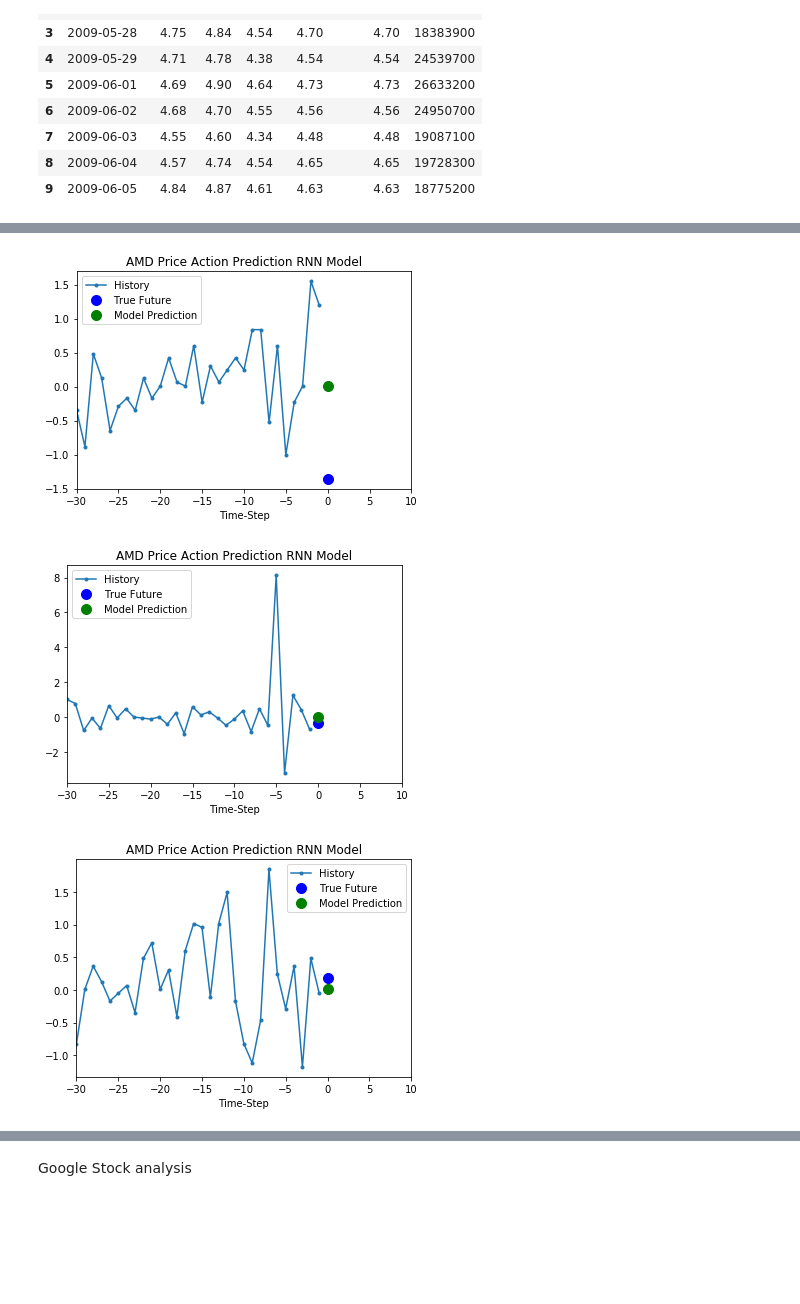
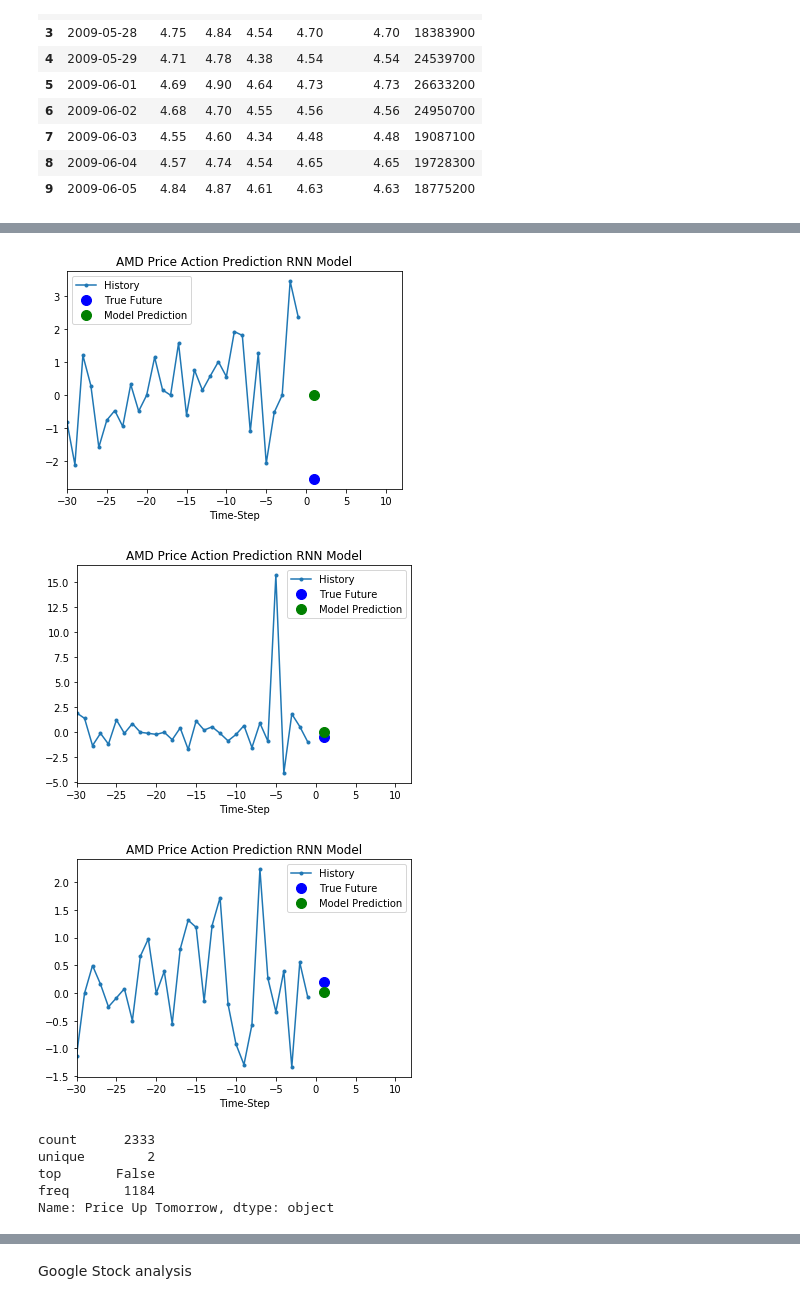
Before and after one commit to ohashioji/EfficientMarketTestML, a Jupyter notebook: efficient_markets.ipynb, the cells around one changed output, grey strips where cells are left out. Cells and saved outputs as stored; diff of their text form; code cells hidden in the pictures; blank space fills up the shorter version.

```diff
--- a/efficient_markets.ipynb
+++ b/efficient_markets.ipynb
@@ -402,8 +407,3 @@ amd['amd_1_day_autocorr'] = amd_auto_corr.autocorr(lag=1)
 amd['amd_10_day_autocorr'] = amd_auto_corr.autocorr(lag=10)
 amd['amd_30_day_autocorr'] = amd_auto_corr.autocorr(lag=30)
 amd['amd_90_day_autocorr'] = amd_auto_corr.autocorr(lag=90)
-# %%
-amd['1_day_close'] = amd['Close'].shift(-1)
-amd['10_day_close'] = amd['Close'].shift(-10)
-amd['30_day_close'] = amd['Close'].shift(-30)
-amd['90_day_close'] = amd['Close'].shift(-90)
@@ -446,7 +448,7 @@ TRAIN_SPLIT = 1683
 # %%
 tf.random.set_seed(13)
 # %%
-uni_data = amd['Change in price']
+uni_data = amd['Percentage change in price']
 uni_data.index = amd['Date']
 uni_data.head()
 # %% [output]
@@ -493,11 +495,12 @@ amd_lstm_model = tf.keras.models.Sequential([
     tf.keras.layers.LSTM(8, input_shape=x_train_uni.shape[-2:]),
     tf.keras.layers.Dense(1)
 ])
+amd_lstm_model.add(tf.keras.layers.Dropout(0.2))
+amd_lstm_model.add(tf.keras.layers.Activation('linear'))
 
 amd_lstm_model.compile(optimizer='adam', loss='mape')
 # %%
-
-amd_lstm_model.fit(train_univariate, epochs=5,
+amd_lstm_model.fit(train_univariate, epochs=10,
                       steps_per_epoch=500,
                       validation_data=val_univariate, validation_steps=50)
 # %% [output]
@@ -519,14 +532,22 @@ AMD data set MAPE: 100.34461669921875
 # %%
-prediction_attempt(amd_lstm_model, 'AMD Price Action Prediction RNN Model')
+prediction_attempt(amd_lstm_model, 'AMD Price Action Prediction RNN Model', val_univariate)
 # %% [output]
-[figure, old version]
+[figure, new version]
-[figure, old version]
+[figure, new version]
-[figure, old version]
+[figure, new version]
 # %%
 x = amd[['Open', 'High','Low','Close', 'Volume']]
 y = amd['Price Up Tomorrow']
 
 x_train, x_test, y_train, y_test = train_test_split(x, y, train_size=0.75, shuffle=True)
+# %%
+(amd['Price Up Tomorrow']==1).describe()
+# %% [output]
+count      2333
+unique        2
+top       False
+freq       1184
+Name: Price Up Tomorrow, dtype: object
 # %%
 scaler = StandardScaler()
 x_train = scaler.fit_transform(x_train)
```
Also changed, not shown: parts of 60 cells of this notebook, 2 other files.
